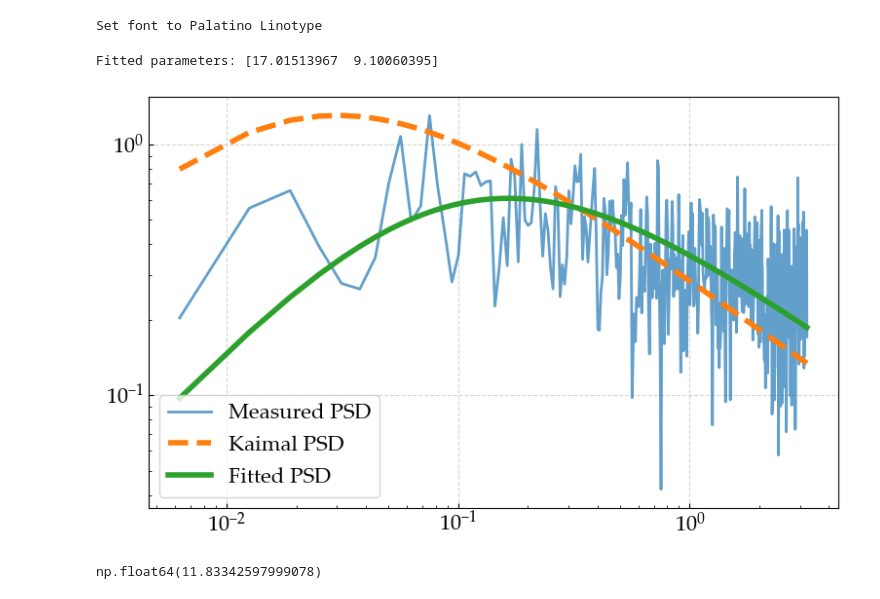
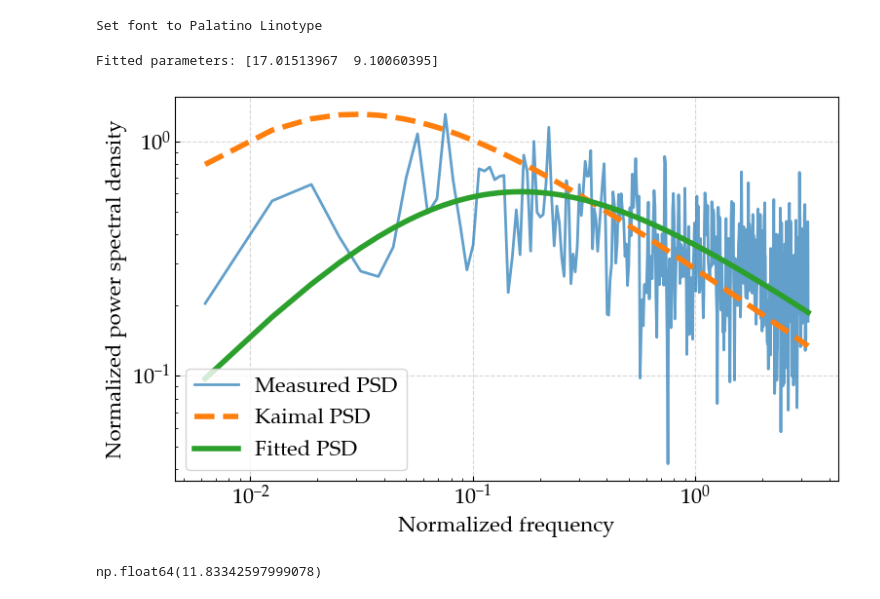
Before and after one commit to NanxiiChen/wind-simulation-GPU, a Jupyter notebook: examples/simulate_bridge_wind_customized_psd.ipynb, the cells around one changed output. Drawn from its saved outputs; the diff is of its cells as text; code cells hidden in the pictures.

```diff
--- a/examples/simulate_bridge_wind_customized_psd.ipynb
+++ b/examples/simulate_bridge_wind_customized_psd.ipynb
@@ -94,30 +94,34 @@ reference_psd = 200 * f / (1 + 50 * f)**(5/3) * u_star**2 / frequencies
 # %%
 from scipy.optimize import curve_fit
 
 normed_f = frequencies * z / u_bar
 normed_psd = psd * frequencies / u_star**2
 
 def func(f, a, b):
     return a * f / (1 + b * f)**(5/3)
 
 popt, pcov = curve_fit(func, normed_f, normed_psd)
 fitted_psd = func(normed_f, *popt)
 
 
 fig, ax = plt.subplots(1, 1, figsize=(8, 5))
 ax.loglog(frequencies*z/u_bar, psd*frequencies/u_star**2, label="Measured PSD", lw=2, alpha=0.7,)
 ax.loglog(frequencies*z/u_bar, reference_psd*frequencies/u_star**2, label="Kaimal PSD", lw=4,  ls="--")
 ax.loglog(normed_f, fitted_psd, label="Fitted PSD", lw=4, )
 ax.legend(loc="lower left",)
+ax.set(
+    xlabel="Normalized frequency",
+    ylabel="Normalized power spectral density"
+)
 fig.tight_layout()
 fig.savefig("./img/bridge_wind_fitted_psd.png", dpi=300, bbox_inches="tight")
 fig.savefig("./img/bridge_wind_fitted_psd.pdf", bbox_inches="tight")
 
 print("Fitted parameters:", popt)
 a, b = popt
 # %% [output]
 Fitted parameters: [17.01513967  9.10060395]
-[figure, old version]
+[figure, new version]
 # %%
 u_bar
 # %% [output]
```
Also changed, not shown: parts of 1 cell of this notebook, 17 other files.
